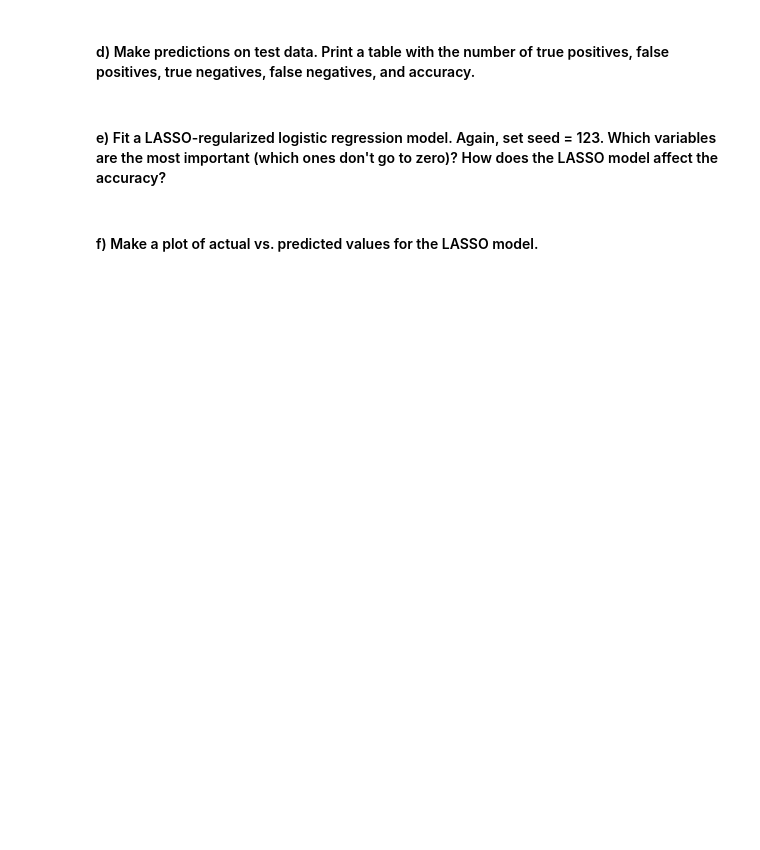
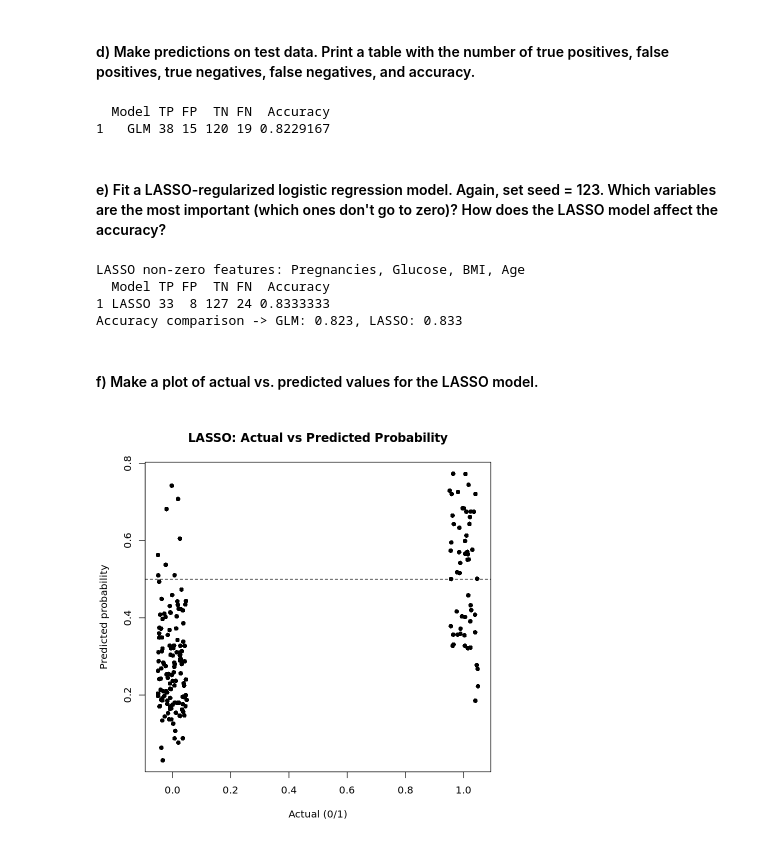
Before and after one commit to snwilke/bios-512-repo, a Jupyter notebook: BIOS512_HW9.ipynb, the cells around one changed output. Drawn from its saved outputs; the diff is of its cells as text; code cells hidden in the pictures; blank space fills up the shorter version.

```diff
--- a/BIOS512_HW9.ipynb
+++ b/BIOS512_HW9.ipynb
@@ -146,2 +216,6 @@ This question runs through a logistic regression example. We want to predict dia
 # %% [markdown]
 #### c) Fit the model.
+# %%
+ff <- as.formula(paste(y, "~", paste(c(num, fac), collapse = " + ")))
+fit_glm <- glm(ff, data = train, family = binomial())
+print(summary(fit_glm))
@@ -148,6 +240,58 @@ This question runs through a logistic regression example. We want to predict dia
 # %% [markdown]
 #### d) Make predictions on test data. Print a table with the number of true positives, false positives, true negatives, false negatives, and accuracy.
+# %%
+p_glm <- predict(fit_glm, newdata = test, type = "response")
+pred_glm <- ifelse(p_glm >= 0.5, 1, 0)
+
+TP <- sum(pred_glm == 1 & y_test01 == 1)
+FP <- sum(pred_glm == 1 & y_test01 == 0)
+TN <- sum(pred_glm == 0 & y_test01 == 0)
+FN <- sum(pred_glm == 0 & y_test01 == 1)
+acc_glm <- (TP + TN) / length(y_test01)
+glm_tab <- data.frame(Model = "GLM", TP, FP, TN, FN, Accuracy = acc_glm)
+print(glm_tab)
+# %% [output]
+  Model TP FP  TN FN  Accuracy
+1   GLM 38 15 120 19 0.8229167
 # %% [markdown]
 #### e) Fit a LASSO-regularized logistic regression model. Again, set seed = 123. Which variables are the most important (which ones don't go to zero)? How does the LASSO model affect the accuracy?
+# %%
+if (!requireNamespace("glmnet", quietly = TRUE)) stop("Please install 'glmnet'.")
+
+suppressPackageStartupMessages(library(glmnet))
+
+X_train <- model.matrix(ff, data = train)[, -1, drop = FALSE]
+X_test  <- model.matrix(ff, data = test)[, -1, drop = FALSE]
+
+set.seed(123)
+cvfit <- cv.glmnet(X_train, y_train01, family = "binomial", alpha = 1, nfolds = 5)
+lam <- cvfit$lambda.1se
+coef_mat <- as.matrix(coef(cvfit, s = lam))
+nonzero <- setdiff(rownames(coef_mat)[coef_mat[,1] != 0], "(Intercept)")
+cat("LASSO non-zero features:", if (length(nonzero)) paste(nonzero, collapse = ", ") else "(none)", "\n")
+
+p_lasso <- as.numeric(predict(cvfit, newx = X_test, s = lam, type = "response"))
+pred_lasso <- ifelse(p_lasso >= 0.5, 1, 0)
+
+TP2 <- sum(pred_lasso == 1 & y_test01 == 1)
+FP2 <- sum(pred_lasso == 1 & y_test01 == 0)
+TN2 <- sum(pred_lasso == 0 & y_test01 == 0)
+FN2 <- sum(pred_lasso == 0 & y_test01 == 1)
+acc_lasso <- (TP2 + TN2) / length(y_test01)
+lasso_tab <- data.frame(Model = "LASSO", TP = TP2, FP = FP2, TN = TN2, FN = FN2, Accuracy = acc_lasso)
+print(lasso_tab)
+cat(sprintf("Accuracy comparison -> GLM: %.3f, LASSO: %.3f\n", acc_glm, acc_lasso))
+# %% [output]
+LASSO non-zero features: Pregnancies, Glucose, BMI, Age
+  Model TP FP  TN FN  Accuracy
+1 LASSO 33  8 127 24 0.8333333
+Accuracy comparison -> GLM: 0.823, LASSO: 0.833
 # %% [markdown]
 #### f) Make a plot of actual vs. predicted values for the LASSO model.
+# %%
+plot(jitter(y_test01, amount = 0.05), p_lasso,
+     xlab = "Actual (0/1)", ylab = "Predicted probability",
+     main = "LASSO: Actual vs Predicted Probability", pch = 16)
+abline(h = 0.5, lty = 2)
+# %% [output]
+[figure, added]
```
Also changed, not shown: parts of 4 cells of this notebook.
